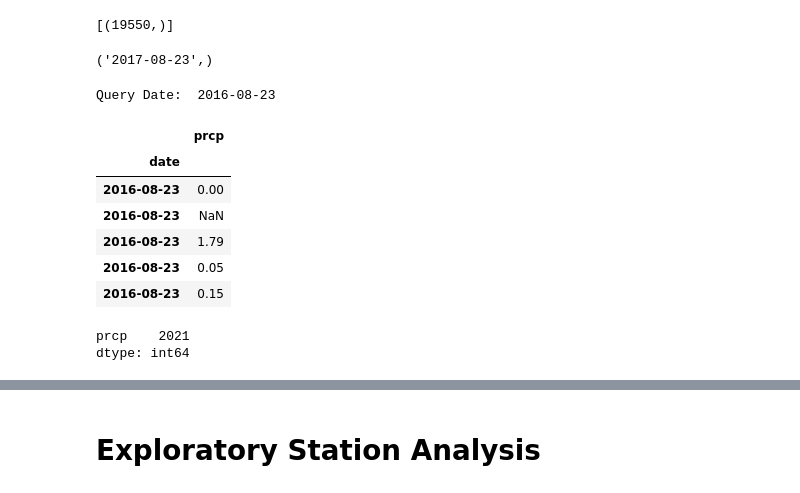
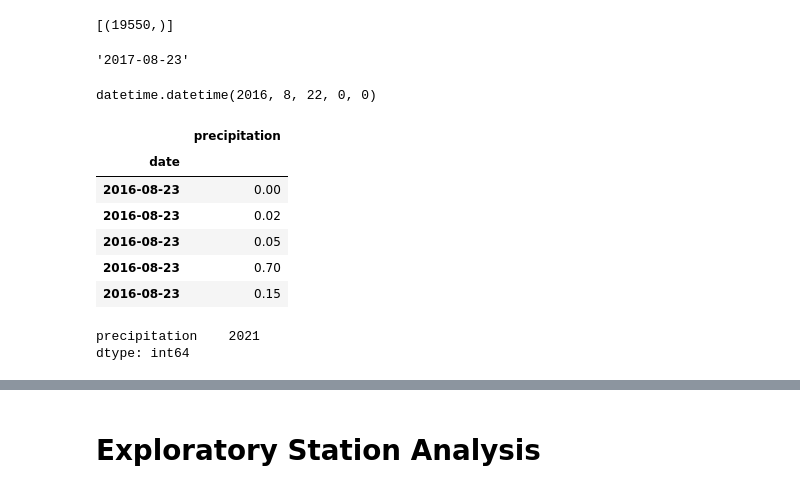
Before and after one commit to jcbates76/Precipitation_Analysis_SQLAlchemy, a Jupyter notebook: climate.ipynb, the cells around one changed output, grey strips where cells are left out. Drawn from its saved outputs; the diff is of its cells as text; code cells hidden in the pictures.

Commit message:
fixed precipitation chart

```diff
--- a/climate.ipynb
+++ b/climate.ipynb
@@ -70,43 +70,39 @@ session.query(func.count(measurement.date)).all()
 # %% [output]
 [(19550,)]
 # %%
-# Latest Date
+# Determine the latest Date
 latest_date = session.query(measurement.date).order_by(measurement.date.desc()).first()
-latest_date
+latest_date[0]
 # %% [output]
-('2017-08-23',)
+'2017-08-23'
-# %%
-# Design a query to retrieve the last 12 months of precipitation data and plot the results.
-# Starting from the most recent data point in the database.
-
-# Calculate the date one year from the last date in data set.
-query_date = dt.date(2017, 8, 23) - dt.timedelta(days=365)
-print("Query Date: ", query_date)
-# %% [output]
-Query Date:  2016-08-23
+# %%
+query_date = dt.datetime.strptime(latest_date[0], '%Y-%m-%d') - dt.timedelta(days = 366)
+query_date
+# %% [output]
+datetime.datetime(2016, 8, 22, 0, 0)
 # %%
 # Perform a query to retrieve the data and precipitation scores
 results = session.query(measurement.date, measurement.prcp)\
-    .filter(measurement.date >= "2016-08-23").all()
+    .filter(measurement.date >= query_date, measurement.prcp >=0).all()
 
 # Save the query results as a Pandas DataFrame and set the index to the date column
-results_df = pd.DataFrame(results, columns=['date', 'prcp'])
+results_df = pd.DataFrame(results, columns=['date', 'precipitation'])
 results_df = results_df.set_index('date')
 
 # Sort the dataframe by date
 results_df = results_df.sort_values(by='date', axis=0, ascending=True)
 results_df.head()
 # %% [output]
-|  | prcp |
+|  | precipitation |
 | date |  |
 | 2016-08-23 | 0.00 |
-| 2016-08-23 | NaN |
-| 2016-08-23 | 1.79 |
+| 2016-08-23 | 0.02 |
 | 2016-08-23 | 0.05 |
+| 2016-08-23 | 0.70 |
 | 2016-08-23 | 0.15 |
 # %%
 # Count of the results
 results_df.count()
 # %% [output]
-prcp    2021
+precipitation    2021
 dtype: int64
```
Also changed, not shown: parts of 3 cells of this notebook, 1 other file.
